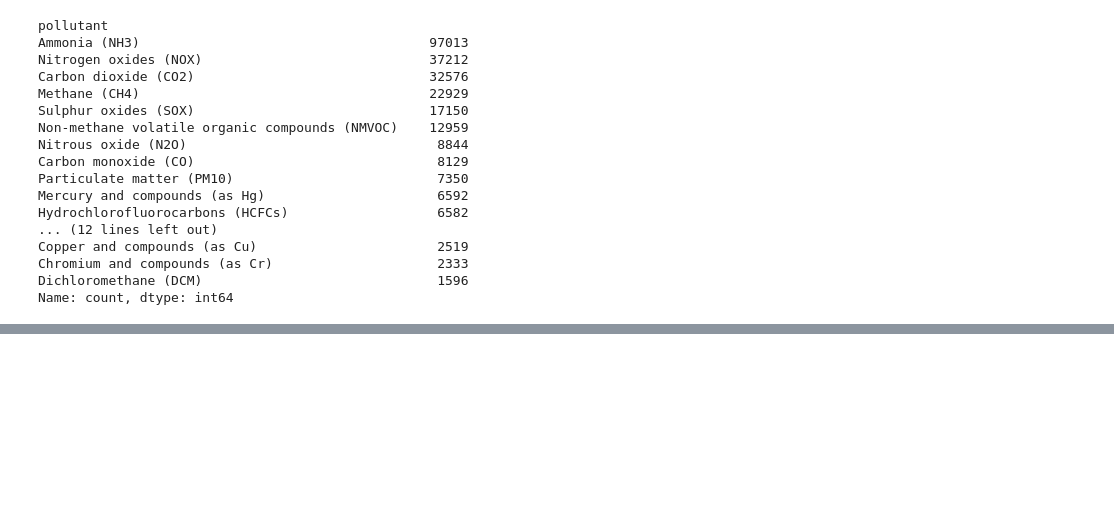
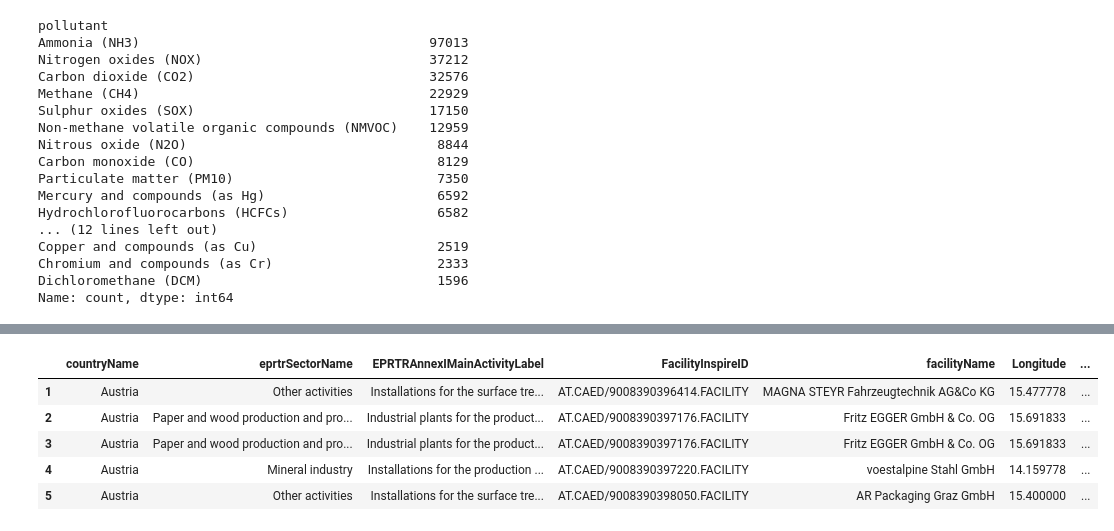
Before and after one commit to FanZy0127/environmental_impact, a Jupyter notebook: modules/Air/jupyter_main_air.ipynb, the cells around one changed output, grey strips where cells are left out. Saved outputs shown, nothing was run; the diff lists cells and outputs as text; code cells hidden in the pictures; blank space fills up the shorter version.

```diff
--- a/modules/Air/jupyter_main_air.ipynb
+++ b/modules/Air/jupyter_main_air.ipynb
@@ -893,0 +974,9 @@ groupby_sector_pollutant.unstack().stack().reset_index()
+# %%
+df.head()
+# %% [output]
+|  | countryName | eprtrSectorName | EPRTRAnnexIMainActivityLabel | FacilityInspireID | facilityName | Longitude | ... |
+| 1 | Austria | Other activities | Installations for the surface tre... | AT.CAED/9008390396414.FACILITY | MAGNA STEYR Fahrzeugtechnik AG&Co KG | 15.477778 | ... |
+| 2 | Austria | Paper and wood production and pro... | Industrial plants for the product... | AT.CAED/9008390397176.FACILITY | Fritz EGGER GmbH & Co. OG | 15.691833 | ... |
+| 3 | Austria | Paper and wood production and pro... | Industrial plants for the product... | AT.CAED/9008390397176.FACILITY | Fritz EGGER GmbH & Co. OG | 15.691833 | ... |
+| 4 | Austria | Mineral industry | Installations for the production ... | AT.CAED/9008390397220.FACILITY | voestalpine Stahl GmbH | 14.159778 | ... |
+| 5 | Austria | Other activities | Installations for the surface tre... | AT.CAED/9008390398050.FACILITY | AR Packaging Graz GmbH | 15.400000 | ... |
```
Also changed, not shown: parts of 20 cells of this notebook.
